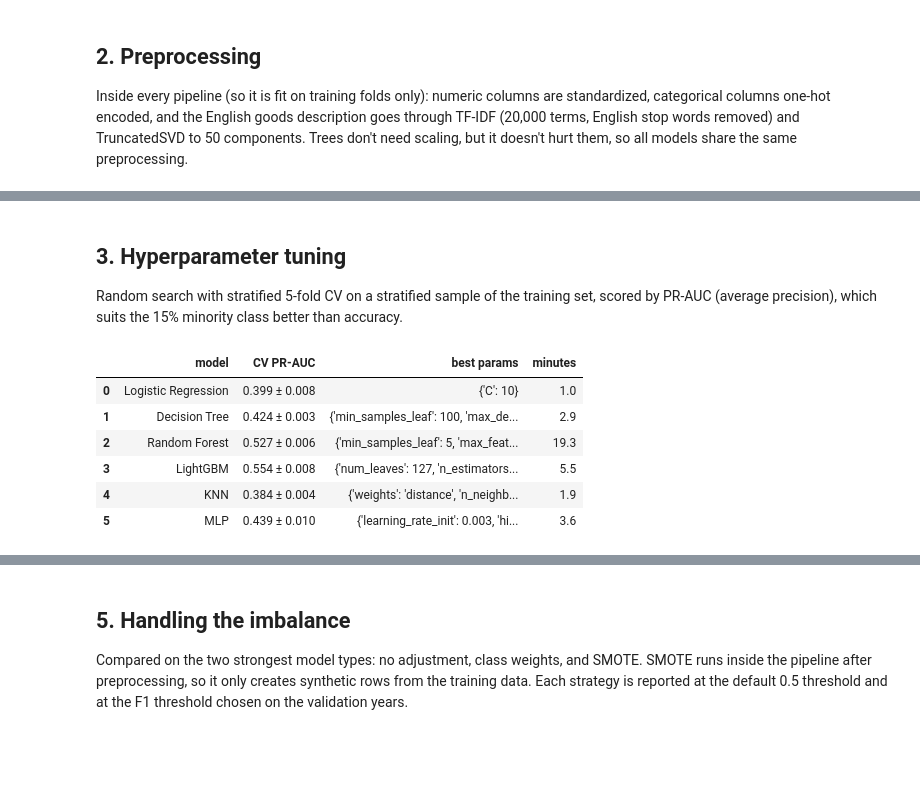
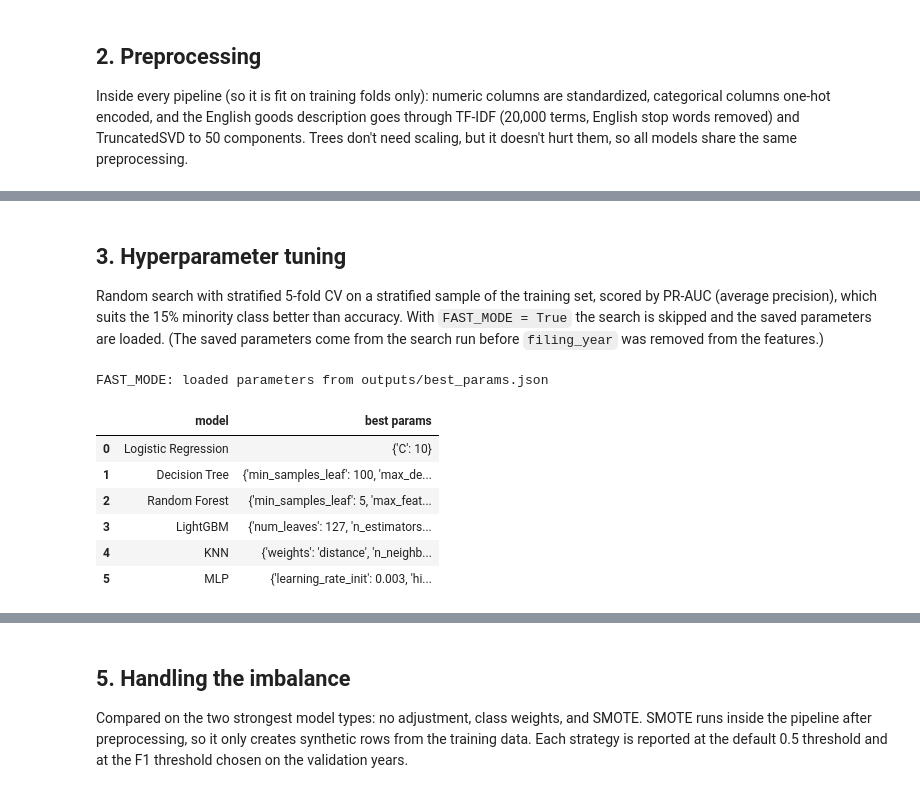
Before and after one commit to NirAvrahamoff/trademark-registration-prediction, a Jupyter notebook: notebooks/03_classification.ipynb, the cells around one changed output, grey strips where cells are left out. Cells and saved outputs as stored; diff of their text form; code cells hidden in the pictures; blank space fills up the shorter version.

```diff
--- a/notebooks/03_classification.ipynb
+++ b/notebooks/03_classification.ipynb
@@ -8,6 +8,8 @@ final test evaluation, imbalance handling, preprocessing variants, feature impor
 # %% [markdown]
 ## Settings
 # %%
+FAST_MODE = True          # True: load the tuned parameters from outputs/best_params.json (minutes)
+                          # False: run the full hyperparameter search again (about an hour)
 TUNE_SAMPLE = 50_000      # training rows used for hyperparameter search
 CV_FOLDS = 5
 N_ITER = 8                # random search iterations per model
@@ -83,34 +88,48 @@ Model input size: 155 columns
 
 Random search with stratified 5-fold CV on a stratified sample of the training set, scored by PR-AUC
 (average precision), which suits the 15% minority class better than accuracy.
+With `FAST_MODE = True` the search is skipped and the saved parameters are loaded.
+(The saved parameters come from the search run before `filing_year` was removed from the features.)
 # %%
 tune, _ = train_test_split(train, train_size=TUNE_SAMPLE, stratify=y_train, random_state=RANDOM_STATE)
 cv = StratifiedKFold(n_splits=CV_FOLDS, shuffle=True, random_state=RANDOM_STATE)
 models = make_models()
 
-best_params, tuning_rows = {}, []
-for name, space in PARAM_SPACES.items():
+params_file = OUT / "best_params.json"
+if FAST_MODE and params_file.exists():
+    best_params = json.loads(params_file.read_text())
+    tuning = pd.DataFrame([{"model": n, "best params": {k.replace("model__", ""): v for k, v in p.items()}}
+                           for n, p in best_params.items()])
+    print("FAST_MODE: loaded parameters from", params_file.relative_to(ROOT))
+    display(tuning)
+
+best_params_search, tuning_rows = {}, []
+for name, space in ({} if FAST_MODE and params_file.exists() else PARAM_SPACES).items():
     start = time.time()
     n_combos = int(np.prod([len(v) for v in space.values()]))
     search = RandomizedSearchCV(make_pipeline(models[name]), space, n_iter=min(N_ITER, n_combos),
                                 scoring="average_precision", cv=cv, random_state=RANDOM_STATE, n_jobs=1)
     search.fit(tune[X_cols], tune["failed"])
-    best_params[name] = search.best_params_
+    best_params_search[name] = search.best_params_
     i = search.best_index_
     tuning_rows.append({"model": name,
                         "CV PR-AUC": f"{search.cv_results_['mean_test_score'][i]:.3f} ± {search.cv_results_['std_test_score'][i]:.3f}",
                         "best params": {k.replace('model__', ''): v for k, v in search.best_params_.items()},
                         "minutes": round((time.time() - start) / 60, 1)})
-tuning = pd.DataFrame(tuning_rows)
-tuning
+if tuning_rows:
+    best_params = best_params_search
+    params_file.write_text(json.dumps(best_params, indent=2))
+    tuning = pd.DataFrame(tuning_rows)
+    display(tuning)
 # %% [output]
+FAST_MODE: loaded parameters from outputs/best_params.json
-|  | model | CV PR-AUC | best params | minutes |
-| 0 | Logistic Regression | 0.399 ± 0.008 | {'C': 10} | 1.0 |
-| 1 | Decision Tree | 0.424 ± 0.003 | {'min_samples_leaf': 100, 'max_de... | 2.9 |
-| 2 | Random Forest | 0.527 ± 0.006 | {'min_samples_leaf': 5, 'max_feat... | 19.3 |
-| 3 | LightGBM | 0.554 ± 0.008 | {'num_leaves': 127, 'n_estimators... | 5.5 |
-| 4 | KNN | 0.384 ± 0.004 | {'weights': 'distance', 'n_neighb... | 1.9 |
-| 5 | MLP | 0.439 ± 0.010 | {'learning_rate_init': 0.003, 'hi... | 3.6 |
+|  | model | best params |
+| 0 | Logistic Regression | {'C': 10} |
+| 1 | Decision Tree | {'min_samples_leaf': 100, 'max_de... |
+| 2 | Random Forest | {'min_samples_leaf': 5, 'max_feat... |
+| 3 | LightGBM | {'num_leaves': 127, 'n_estimators... |
+| 4 | KNN | {'weights': 'distance', 'n_neighb... |
+| 5 | MLP | {'learning_rate_init': 0.003, 'hi... |
 # %% [markdown]
 ## 4. Final models
 
```
Also changed, not shown: parts of 20 cells of this notebook, 19 other files.
